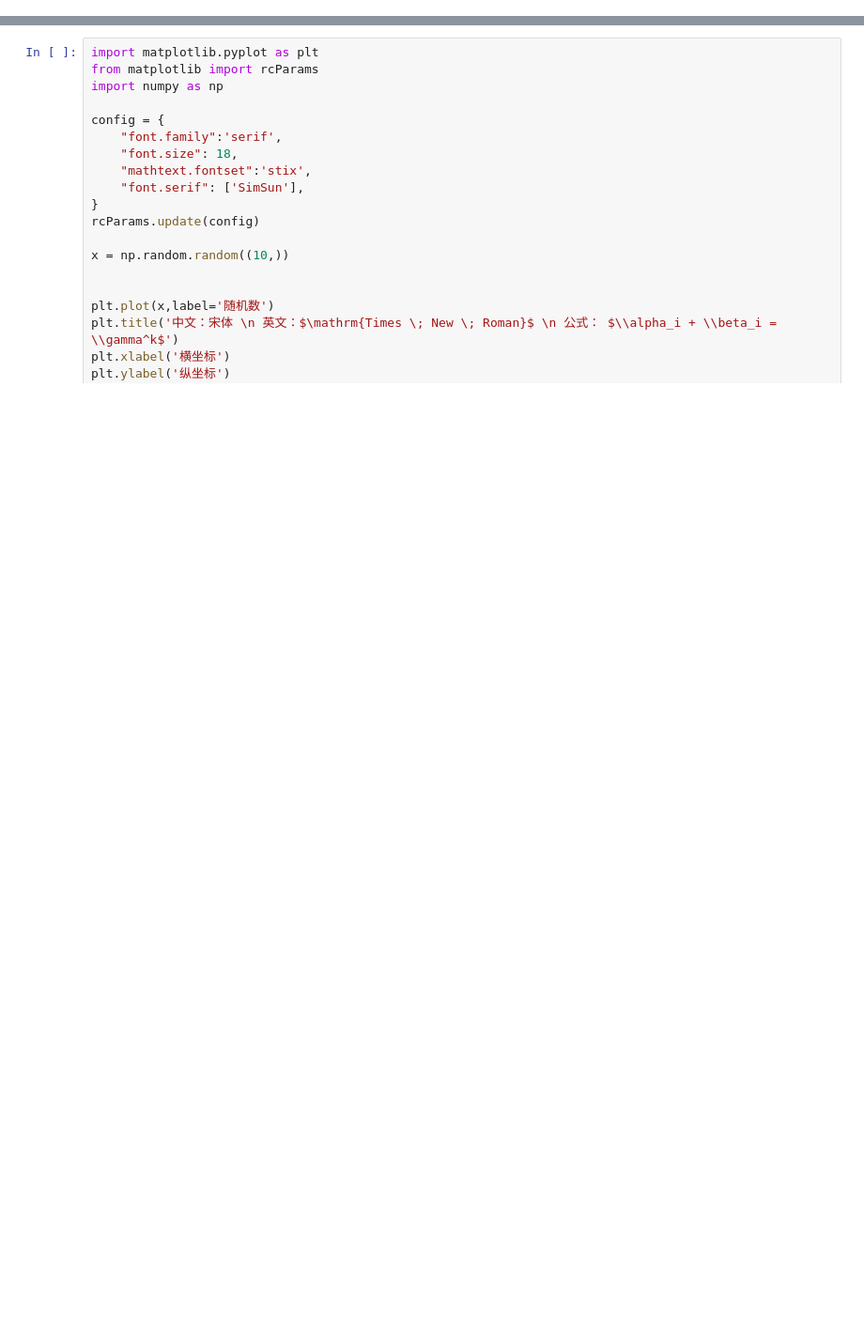
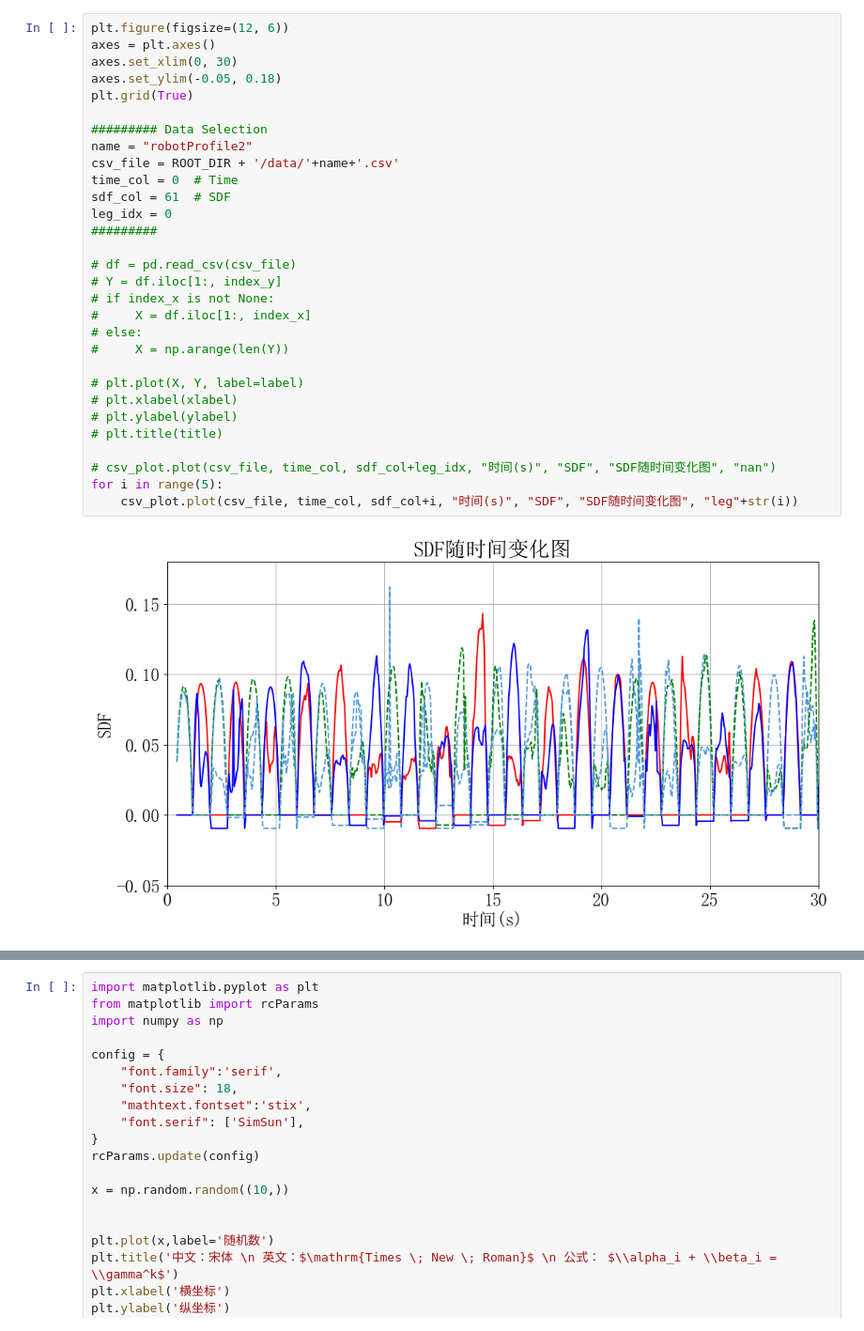
Before and after one commit to MasterYip/FLTPlanner, a Jupyter notebook: analysis_scripts/benchmarking/gcs_benchmark.ipynb, the cells around one changed output, grey strips where cells are left out. Shown at 94% size. Saved outputs shown, nothing was run; the diff lists cells and outputs as text; blank space fills up the shorter version.

Commit message:
feat: update data analysis

```diff
--- a/analysis_scripts/benchmarking/gcs_benchmark.ipynb
+++ b/analysis_scripts/benchmarking/gcs_benchmark.ipynb
@@ -76,0 +82,32 @@ plt.show()
+# %%
+plt.figure(figsize=(12, 6))
+axes = plt.axes()
+axes.set_xlim(0, 30)
+axes.set_ylim(-0.05, 0.18)
+plt.grid(True)
+
+######### Data Selection
+name = "robotProfile2"
+csv_file = ROOT_DIR + '/data/'+name+'.csv'
+time_col = 0  # Time
+sdf_col = 61  # SDF
+leg_idx = 0
+#########
+
+# df = pd.read_csv(csv_file)
+# Y = df.iloc[1:, index_y]
+# if index_x is not None:
+#     X = df.iloc[1:, index_x]
+# else:
+#     X = np.arange(len(Y))
+
+# plt.plot(X, Y, label=label)
+# plt.xlabel(xlabel)
+# plt.ylabel(ylabel)
+# plt.title(title)
+
+# csv_plot.plot(csv_file, time_col, sdf_col+leg_idx, "时间(s)", "SDF", "SDF随时间变化图", "nan")
+for i in range(5):
+    csv_plot.plot(csv_file, time_col, sdf_col+i, "时间(s)", "SDF", "SDF随时间变化图", "leg"+str(i))
+# %% [output]
+[figure, added]
```
Also changed, not shown: parts of 6 cells of this notebook.
